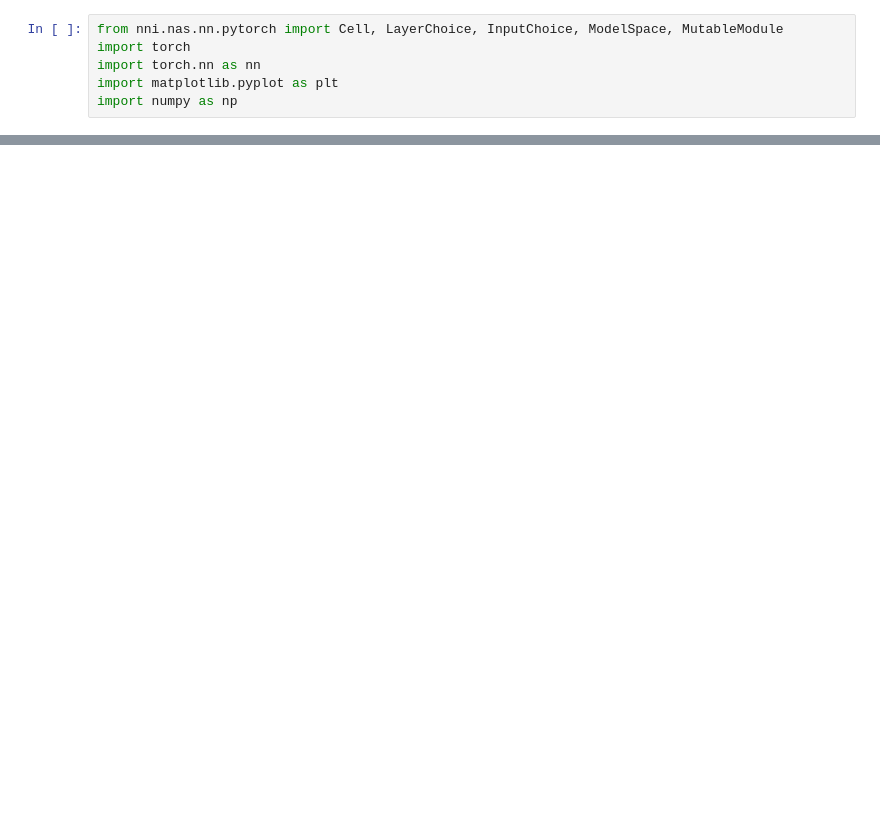
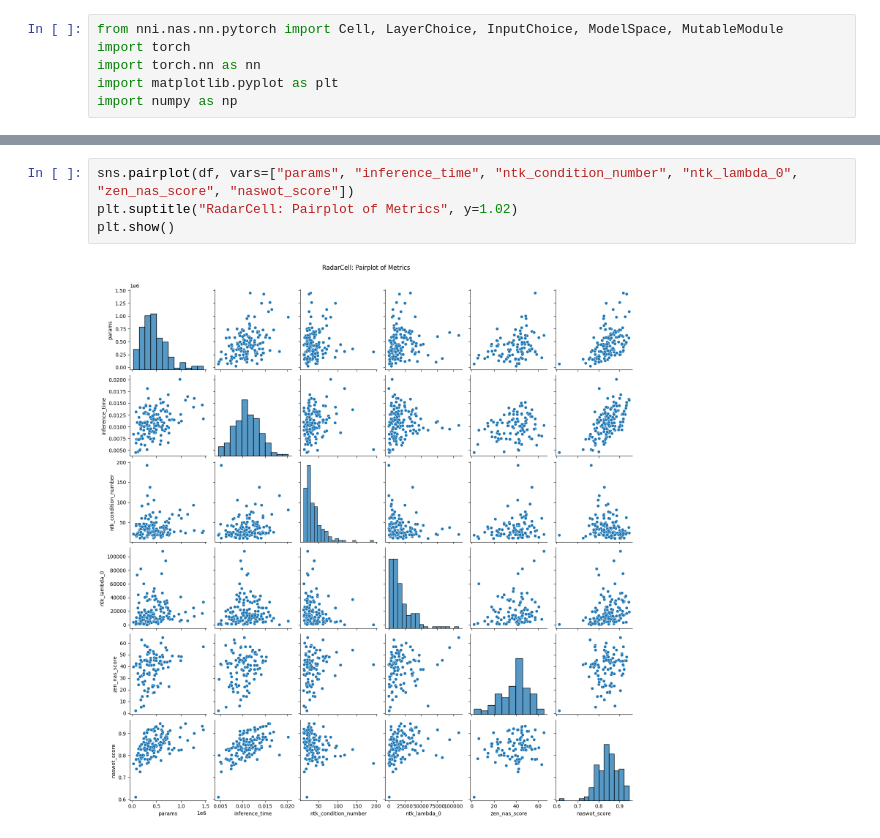
Before and after one commit to noual/nas-radar, a Jupyter notebook: search_space/exploratory.ipynb, the cells around one changed output, grey strips where cells are left out. Cells and saved outputs as stored; diff of their text form; blank space fills up the shorter version.

```diff
--- a/search_space/exploratory.ipynb
+++ b/search_space/exploratory.ipynb
@@ -27,0 +28,6 @@ plt.show()
+# %%
+sns.pairplot(df, vars=["params", "inference_time", "ntk_condition_number", "ntk_lambda_0", "zen_nas_score", "naswot_score"])
+plt.suptitle("RadarCell: Pairplot of Metrics", y=1.02)
+plt.show()
+# %% [output]
+[figure, added]
```
Also changed, not shown: parts of 2 cells of this notebook, 3 other files.
